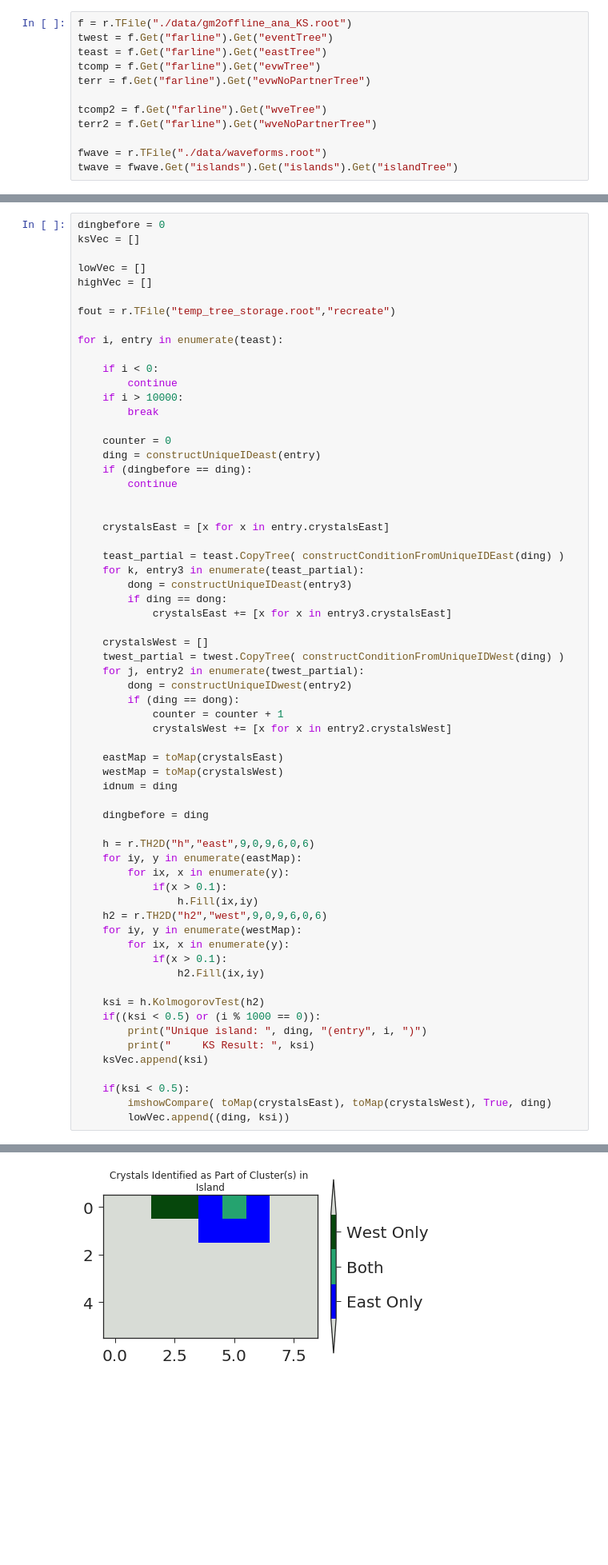
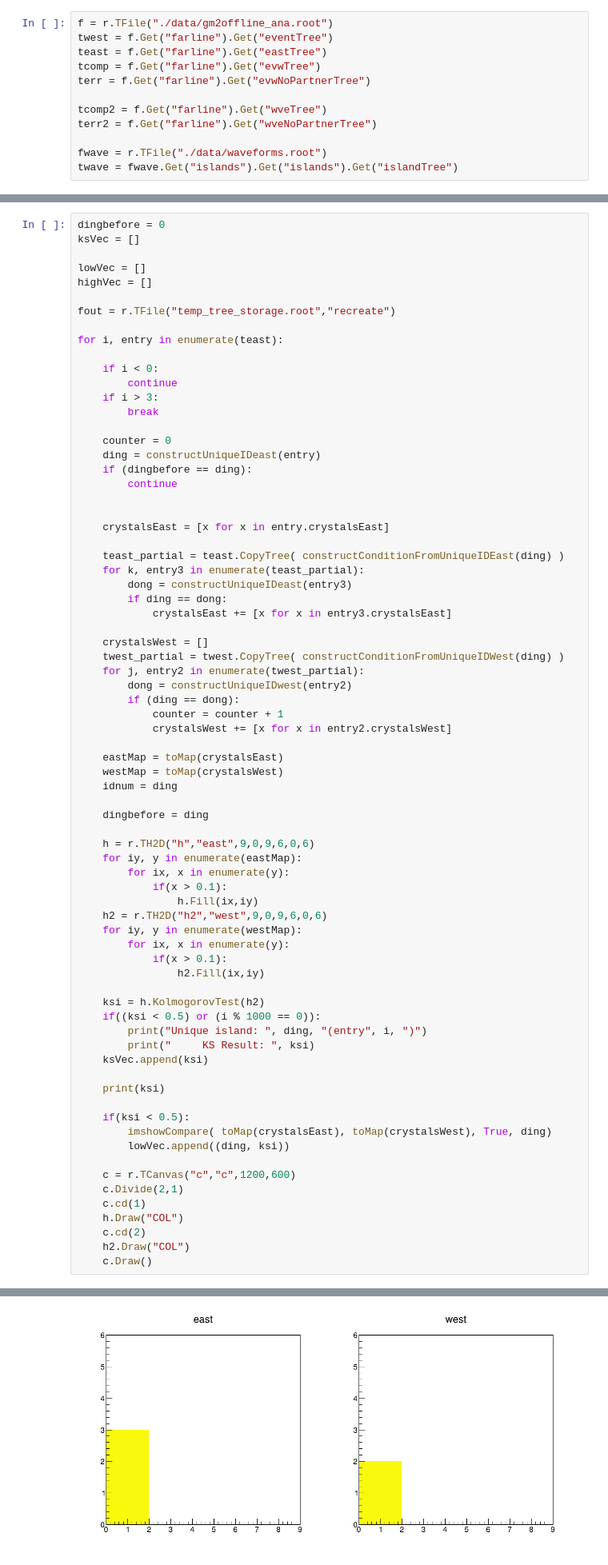
Before and after one commit to jlabounty/g-2, a Jupyter notebook: eastVsWest/KS_2d_PositionComparison.ipynb, the cells around one changed output, grey strips where cells are left out. Shown at 80% size. Drawn from its saved outputs; the diff is of its cells as text; blank space fills up the shorter version.

```diff
--- a/eastVsWest/KS_2d_PositionComparison.ipynb
+++ b/eastVsWest/KS_2d_PositionComparison.ipynb
@@ -31,7 +31,7 @@ warnings.filterwarnings('once')
 # %% [output]
 Welcome to JupyROOT 6.12/06
 # %%
-f = r.TFile("./data/gm2offline_ana_KS.root")
+f = r.TFile("./data/gm2offline_ana.root")
 twest = f.Get("farline").Get("eventTree")
 teast = f.Get("farline").Get("eastTree")
 tcomp = f.Get("farline").Get("evwTree")
@@ -57,7 +57,7 @@ for i, entry in enumerate(teast):
 
     if i < 0:
         continue
-    if i > 10000:
+    if i > 3:
         break
 
     counter = 0
@@ -105,7 +105,17 @@ for i, entry in enumerate(teast):
         print("     KS Result: ", ksi)
     ksVec.append(ksi)
 
+    print(ksi)
+
     if(ksi < 0.5):
         imshowCompare( toMap(crystalsEast), toMap(crystalsWest), True, ding)
         lowVec.append((ding, ksi))
+
+    c = r.TCanvas("c","c",1200,600)
+    c.Divide(2,1)
+    c.cd(1)
+    h.Draw("COL")
+    c.cd(2)
+    h2.Draw("COL")
+    c.Draw()
 # %% [output]
@@ -116 +134 @@ Unique island:  1636400282000020000400039 (entry 324 )
-[figure, old version]
+[figure, new version]
```
Also changed, not shown: parts of 3 cells of this notebook, 29 other files.
